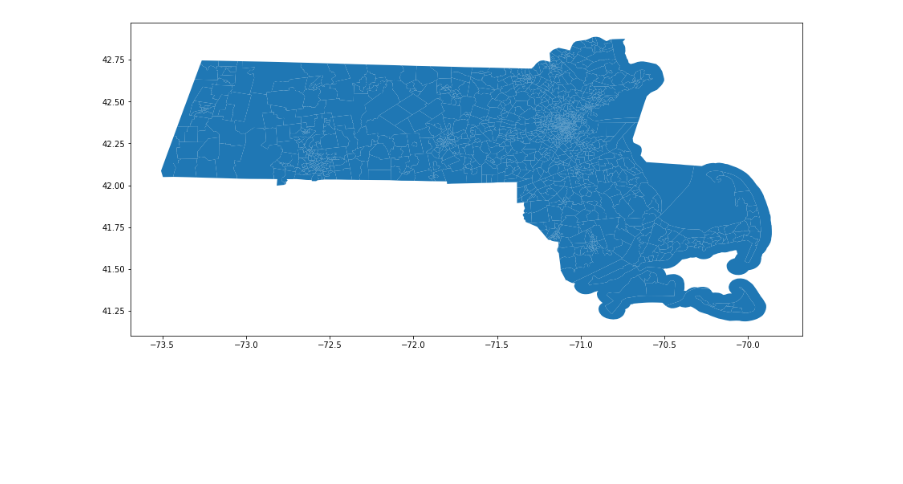
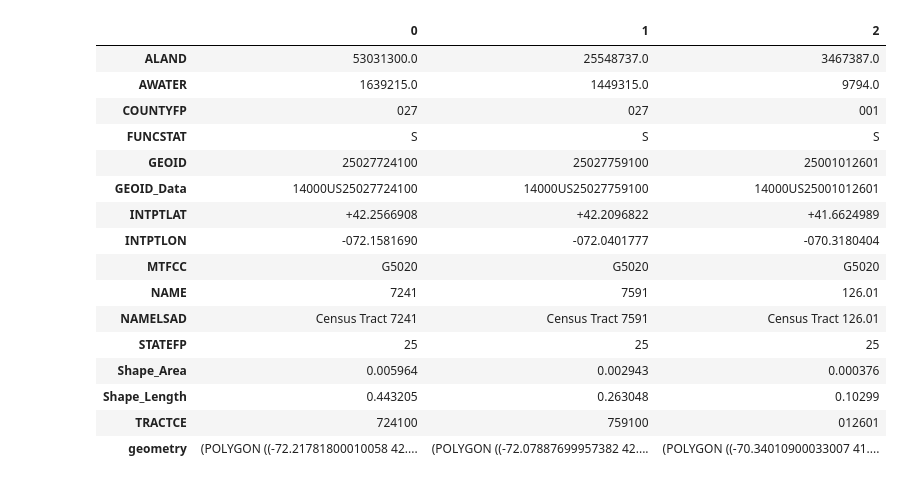
Before and after one commit to tiramirez/geo_exploration, a Jupyter notebook: Boston.ipynb, the cells around one changed output. Drawn from its saved outputs; the diff is of its cells as text; code cells hidden in the pictures; blank space fills up the shorter version.

```diff
--- a/Boston.ipynb
+++ b/Boston.ipynb
@@ -12,3 +17,13 @@ import matplotlib.pyplot as plt
 # %%
-https://www2.census.gov/geo/tiger/TIGER_DP/2019ACS/ACS_2019_5YR_TRACT_25.gdb.zippath = "ACS_2019_5YR_TRACT_25.gdb.zip"
-fiona.listlayers(path)
+## Down load data from US Census
+
+path = "ACS_2019_5YR_TRACT_25.gdb.zip"
+try:
+    open(path)
+
+except:
+    url = "https://www2.census.gov/geo/tiger/TIGER_DP/2019ACS/ACS_2019_5YR_TRACT_25.gdb.zip"
+    r = requests.get(url, allow_redirects=True)
+    open('./ACS_2019_5YR_TRACT_25.gdb.zip', 'wb').write(r.content)
+# finally:
+#     fiona.listlayers(path)
@@ -35,10 +52,28 @@ df = gpd.read_file(path,layer='ACS_2019_5YR_TRACT_25_MASSACHUSETTS')
 df_meta = gpd.read_file(path,layer='TRACT_METADATA_2019')
 df_demo = gpd.read_file(path,layer='X01_AGE_AND_SEX')
 df_income = gpd.read_file(path,layer='X19_INCOME')
+# %%
+df.head(3).T.sort_index()
+# %% [output]
+|  | 0 | 1 | 2 |
+| ALAND | 53031300.0 | 25548737.0 | 3467387.0 |
+| AWATER | 1639215.0 | 1449315.0 | 9794.0 |
+| COUNTYFP | 027 | 027 | 001 |
+| FUNCSTAT | S | S | S |
+| GEOID | 25027724100 | 25027759100 | 25001012601 |
+| GEOID_Data | 14000US25027724100 | 14000US25027759100 | 14000US25001012601 |
+| INTPTLAT | +42.2566908 | +42.2096822 | +41.6624989 |
+| INTPTLON | -072.1581690 | -072.0401777 | -070.3180404 |
+| MTFCC | G5020 | G5020 | G5020 |
+| NAME | 7241 | 7591 | 126.01 |
+| NAMELSAD | Census Tract 7241 | Census Tract 7591 | Census Tract 126.01 |
+| STATEFP | 25 | 25 | 25 |
+| Shape_Area | 0.005964 | 0.002943 | 0.000376 |
+| Shape_Length | 0.443205 | 0.263048 | 0.10299 |
+| TRACTCE | 724100 | 759100 | 012601 |
+| geometry | (POLYGON ((-72.21781800010058 42.... | (POLYGON ((-72.07887699957382 42.... | (POLYGON ((-70.34010900033007 41.... |
 # %%
 fig,ax = plt.subplots(figsize=(15,10))
 df.plot(ax=ax)
 
 plt.show()
-# %% [output]
-[figure, removed]
```
Also changed, not shown: parts of 19 cells of this notebook.
